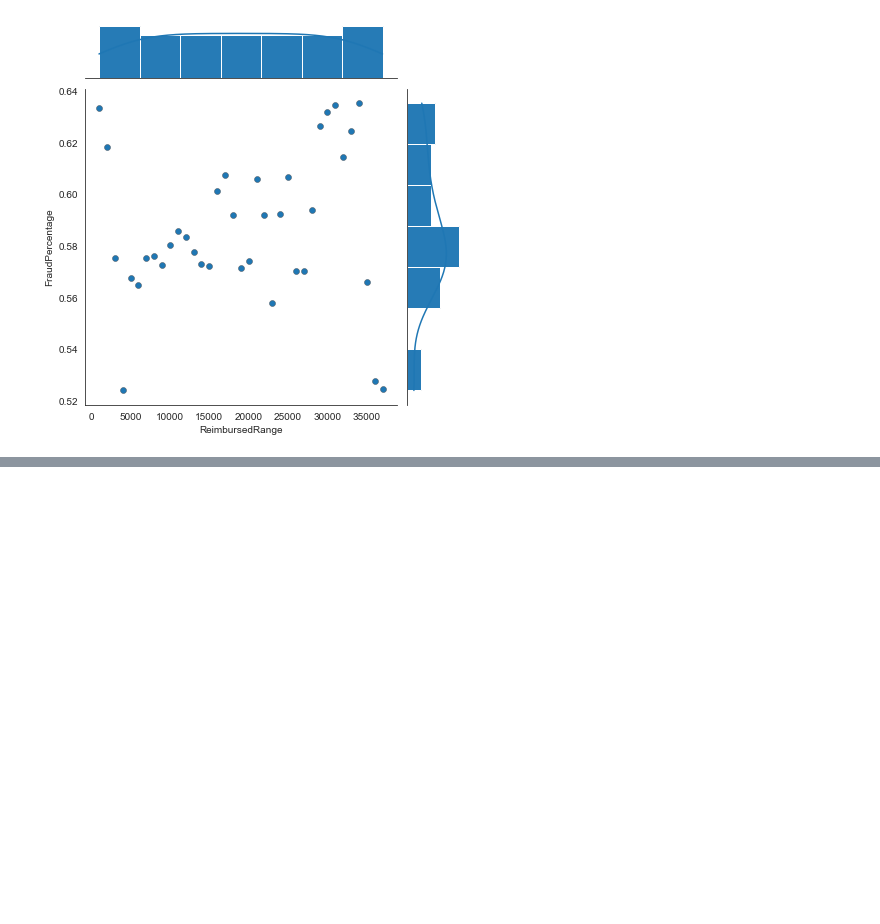
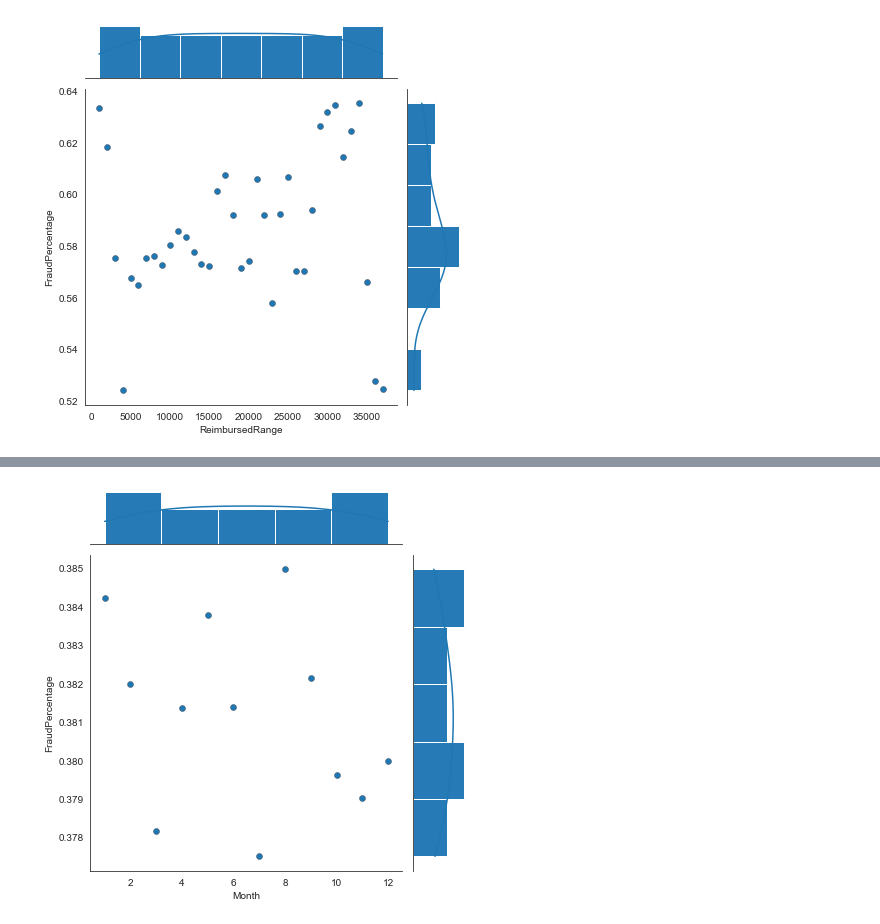
Before and after one commit to wx0373/Medical-fraud, a Jupyter notebook: Fraud%NonFraud/Fraud%NonFraud.ipynb, the cells around one changed output, grey strips where cells are left out. Saved outputs shown, nothing was run; the diff lists cells and outputs as text; code cells hidden in the pictures; blank space fills up the shorter version.

```diff
--- a/Fraud%NonFraud/Fraud%NonFraud.ipynb
+++ b/Fraud%NonFraud/Fraud%NonFraud.ipynb
@@ -70,0 +76,8 @@ plt.savefig('ReimbursedRange&FraudPercentage')#FraudPercentage=Fraud/(NonFraud+F
+# %%
+df_num['month']=pd.to_datetime(df_num.ClaimStartDt).dt.month
+# %%
+res_month=[]
+for i in range(1,13):
+    p=df_num['PotentialFraud'][df_num['month']==i].value_counts('yes')[1]
+
+    res_month.append([i,p])
@@ -70,0 +99,4 @@ plt.savefig('ReimbursedRange&FraudPercentage')#FraudPercentage=Fraud/(NonFraud+F
+# %%
+pd_res_month=pd.DataFrame(res_month)
+pd_res_month.rename(columns={0:'Month',
+                       1:'FraudPercentage'}, inplace = True)
@@ -70,0 +119,8 @@ plt.savefig('ReimbursedRange&FraudPercentage')#FraudPercentage=Fraud/(NonFraud+F
+# %%
+ax=sns.jointplot(data=pd_res_month,x='Month',
+                       y='FraudPercentage')
+ax.plot(sns.scatterplot, sns.histplot, alpha=.7, edgecolor=".2", linewidth=.5)
+ax.plot_marginals(sns.histplot, kde=True)
+plt.savefig('Month&FraudPercentage')
+# %% [output]
+[figure, added]
```
Also changed, not shown: parts of 4 cells of this notebook.
